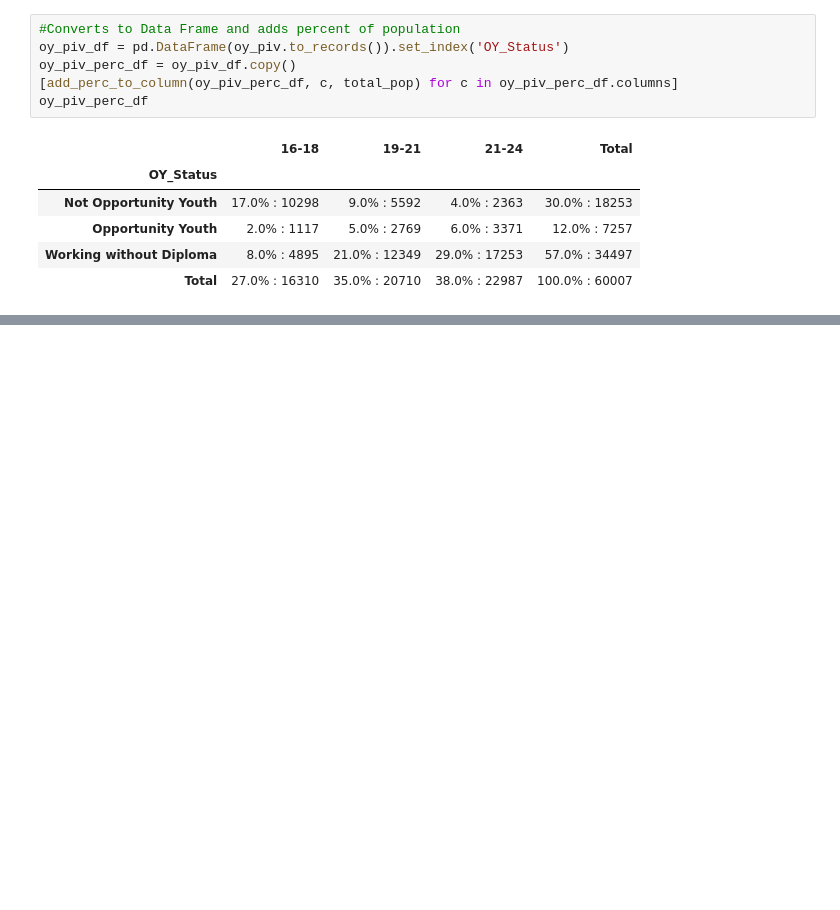
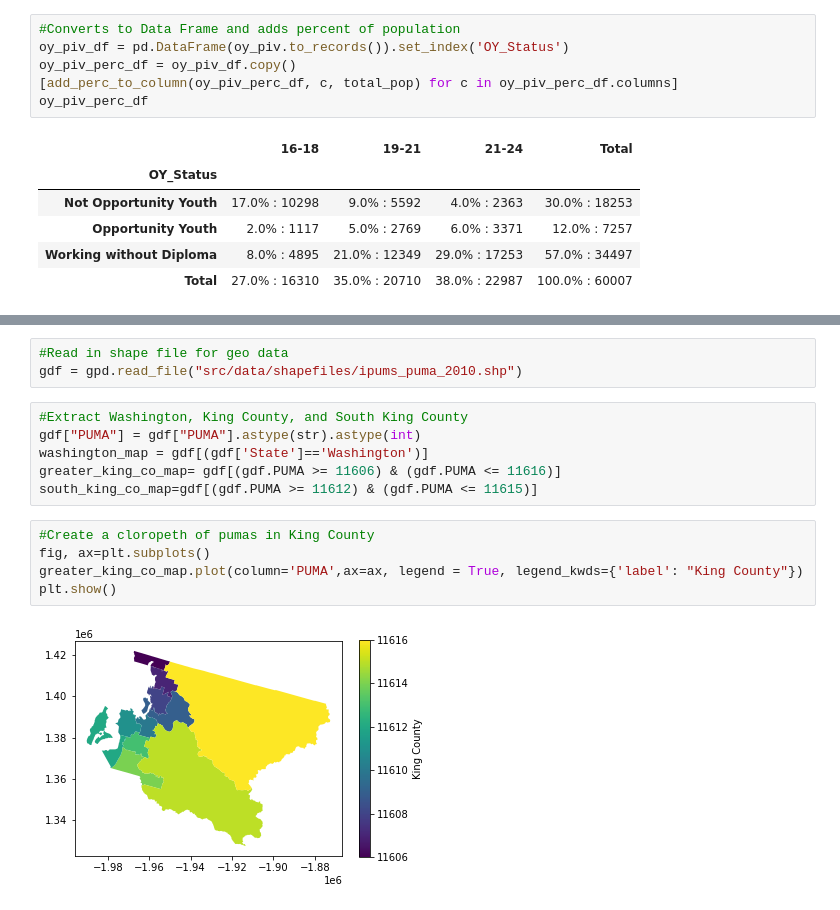
Before and after one commit to ghPRao/Opportunity-Youth, a Jupyter notebook: Index.ipynb, the cells around one changed output, grey strips where cells are left out. Cells and saved outputs as stored; diff of their text form; blank space fills up the shorter version.

```diff
--- a/Index.ipynb
+++ b/Index.ipynb
@@ -179,0 +212,16 @@ oy_piv_perc_df
+# %%
+#Read in shape file for geo data
+gdf = gpd.read_file("src/data/shapefiles/ipums_puma_2010.shp")
+# %%
+#Extract Washington, King County, and South King County
+gdf["PUMA"] = gdf["PUMA"].astype(str).astype(int)
+washington_map = gdf[(gdf['State']=='Washington')]
+greater_king_co_map= gdf[(gdf.PUMA >= 11606) & (gdf.PUMA <= 11616)]
+south_king_co_map=gdf[(gdf.PUMA >= 11612) & (gdf.PUMA <= 11615)]
+# %%
+#Create a cloropeth of pumas in King County
+fig, ax=plt.subplots()
+greater_king_co_map.plot(column='PUMA',ax=ax, legend = True, legend_kwds={'label': "King County"})
+plt.show()
+# %% [output]
+[figure, added]
```
Also changed, not shown: parts of 12 cells of this notebook.
